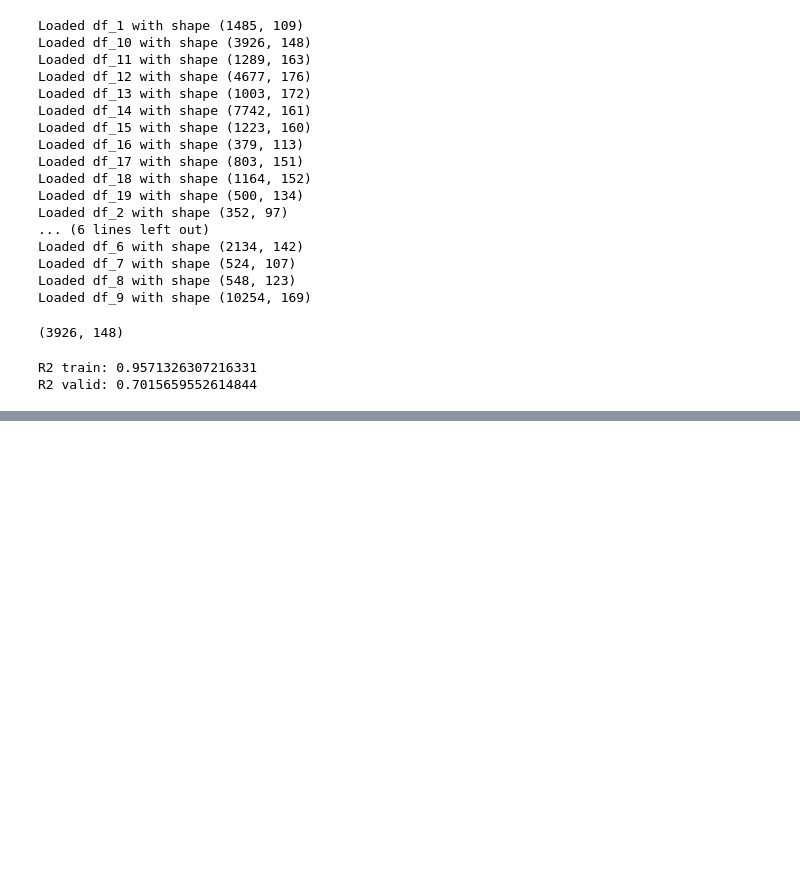
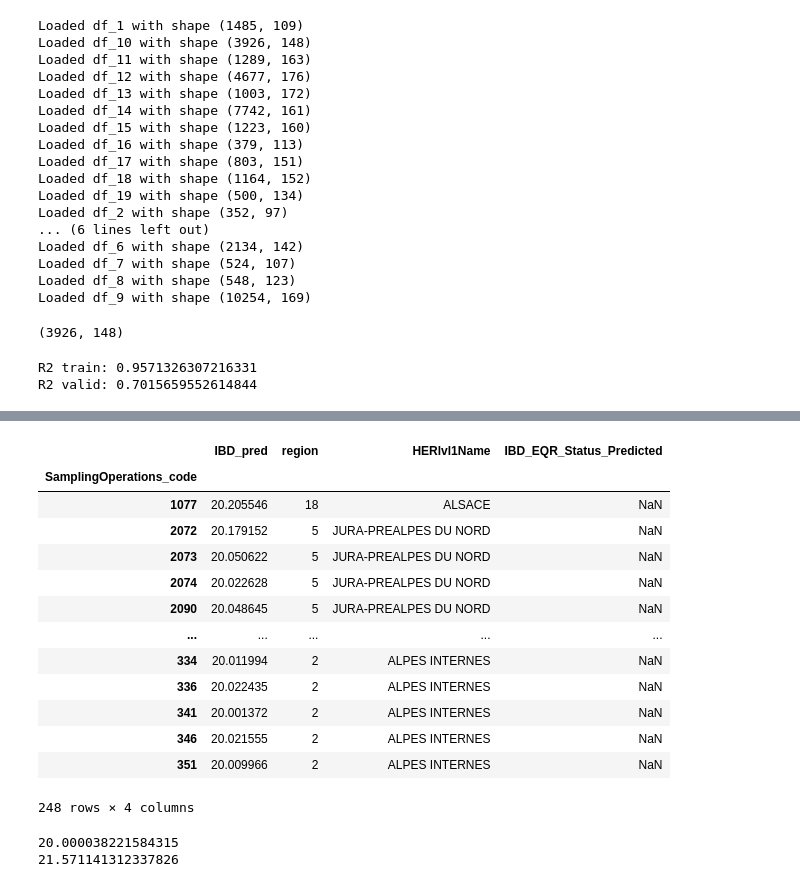
Before and after one commit to heritaco/Empilement-Tobit-CatBoost-et-interpolation-laplacienne-spatio-temporelle-pour-l-IBD-EQR, a Jupyter notebook: notebooks/06_cb_regression/cb_regression.ipynb, the cells around one changed output, grey strips where cells are left out. Saved outputs shown, nothing was run; the diff lists cells and outputs as text; code cells hidden in the pictures; blank space fills up the shorter version.

```diff
--- a/notebooks/06_cb_regression/cb_regression.ipynb
+++ b/notebooks/06_cb_regression/cb_regression.ipynb
@@ -121,0 +526,24 @@ R2 valid: 0.7015659552614844
+# %%
+dirty = yhat2[yhat2['IBD_EQR_Status_Predicted'].isna()].copy()
+dirty
+# %% [output]
+|  | IBD_pred | region | HERlvl1Name | IBD_EQR_Status_Predicted |
+| SamplingOperations_code |  |  |  |  |
+| 1077 | 20.205546 | 18 | ALSACE | NaN |
+| 2072 | 20.179152 | 5 | JURA-PREALPES DU NORD | NaN |
+| 2073 | 20.050622 | 5 | JURA-PREALPES DU NORD | NaN |
+| 2074 | 20.022628 | 5 | JURA-PREALPES DU NORD | NaN |
+| 2090 | 20.048645 | 5 | JURA-PREALPES DU NORD | NaN |
+| ... | ... | ... | ... | ... |
+| 334 | 20.011994 | 2 | ALPES INTERNES | NaN |
+| 336 | 20.022435 | 2 | ALPES INTERNES | NaN |
+| 341 | 20.001372 | 2 | ALPES INTERNES | NaN |
+| 346 | 20.021555 | 2 | ALPES INTERNES | NaN |
+| 351 | 20.009966 | 2 | ALPES INTERNES | NaN |
+248 rows × 4 columns
+# %%
+print(np.min(dirty['IBD_pred']))
+print(np.max(dirty['IBD_pred']))
+# %% [output]
+20.000038221584315
+21.571141312337826
```
Also changed, not shown: parts of 22 cells of this notebook, 8 other files.
